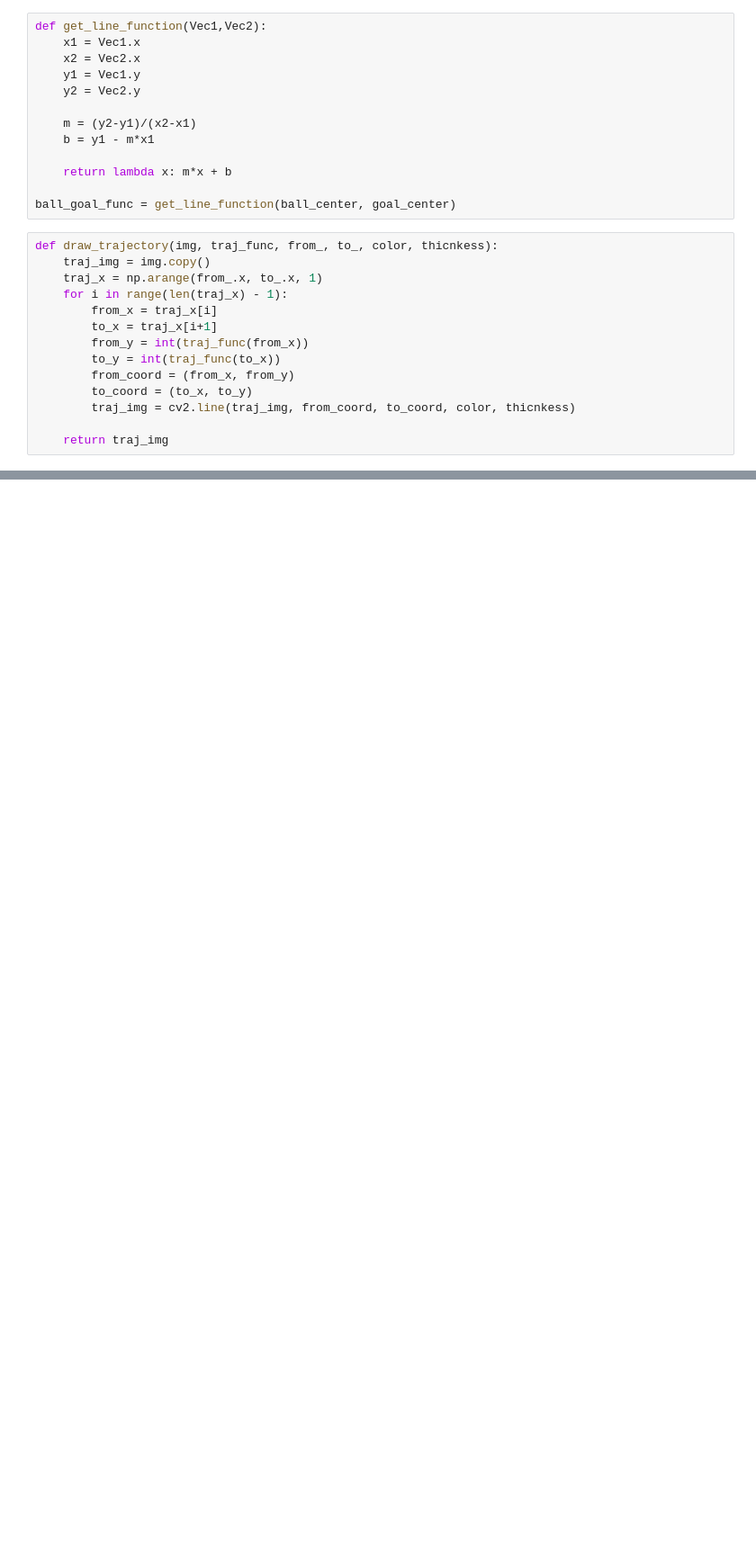
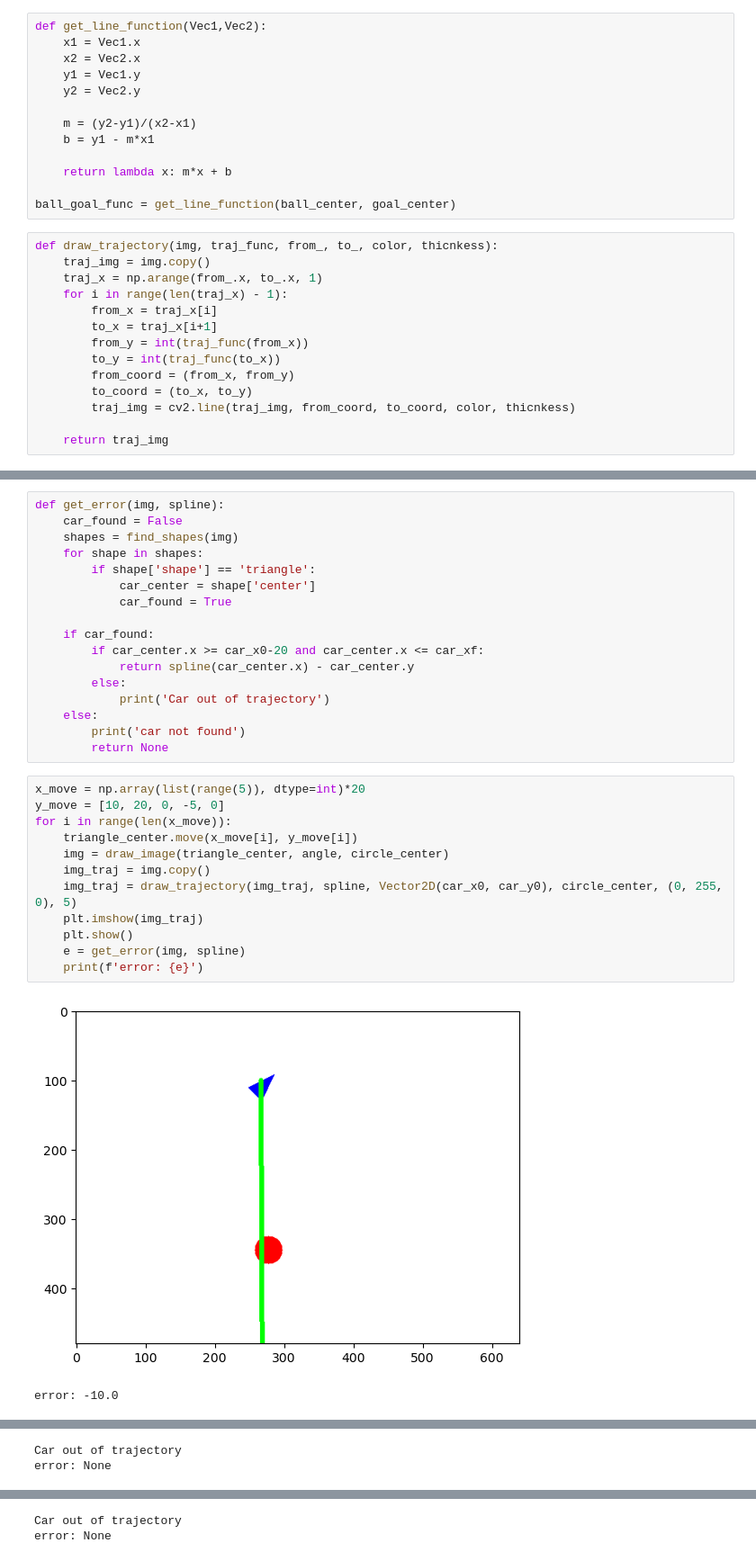
Before and after one commit to ValverDEV/RocketLeagueIRL, a Jupyter notebook: pruebas_cv2.ipynb, the cells around one changed output, grey strips where cells are left out. Shown at 90% size. Drawn from its saved outputs; the diff is of its cells as text; blank space fills up the shorter version.

```diff
--- a/pruebas_cv2.ipynb
+++ b/pruebas_cv2.ipynb
@@ -173,0 +227,32 @@ plt.imshow(car_traj_img)
+# %%
+def get_error(img, spline):
+    car_found = False
+    shapes = find_shapes(img)
+    for shape in shapes:
+        if shape['shape'] == 'triangle':
+            car_center = shape['center']
+            car_found = True
+
+    if car_found:
+        if car_center.x >= car_x0-20 and car_center.x <= car_xf:
+            return spline(car_center.x) - car_center.y
+        else:
+            print('Car out of trajectory')
+    else:
+        print('car not found')
+        return None
+# %%
+x_move = np.array(list(range(5)), dtype=int)*20
+y_move = [10, 20, 0, -5, 0]
+for i in range(len(x_move)):
+    triangle_center.move(x_move[i], y_move[i])
+    img = draw_image(triangle_center, angle, circle_center)
+    img_traj = img.copy()
+    img_traj = draw_trajectory(img_traj, spline, Vector2D(car_x0, car_y0), circle_center, (0, 255, 0), 5)
+    plt.imshow(img_traj)
+    plt.show()
+    e = get_error(img, spline)
+    print(f'error: {e}')
+# %% [output]
+[figure, added]
+error: -10.0
@@ -173,0 +260,2 @@ plt.imshow(car_traj_img)
+Car out of trajectory
+error: None
@@ -173,0 +263,2 @@ plt.imshow(car_traj_img)
+Car out of trajectory
+error: None
```
Also changed, not shown: parts of 23 cells of this notebook, 1 other file.
